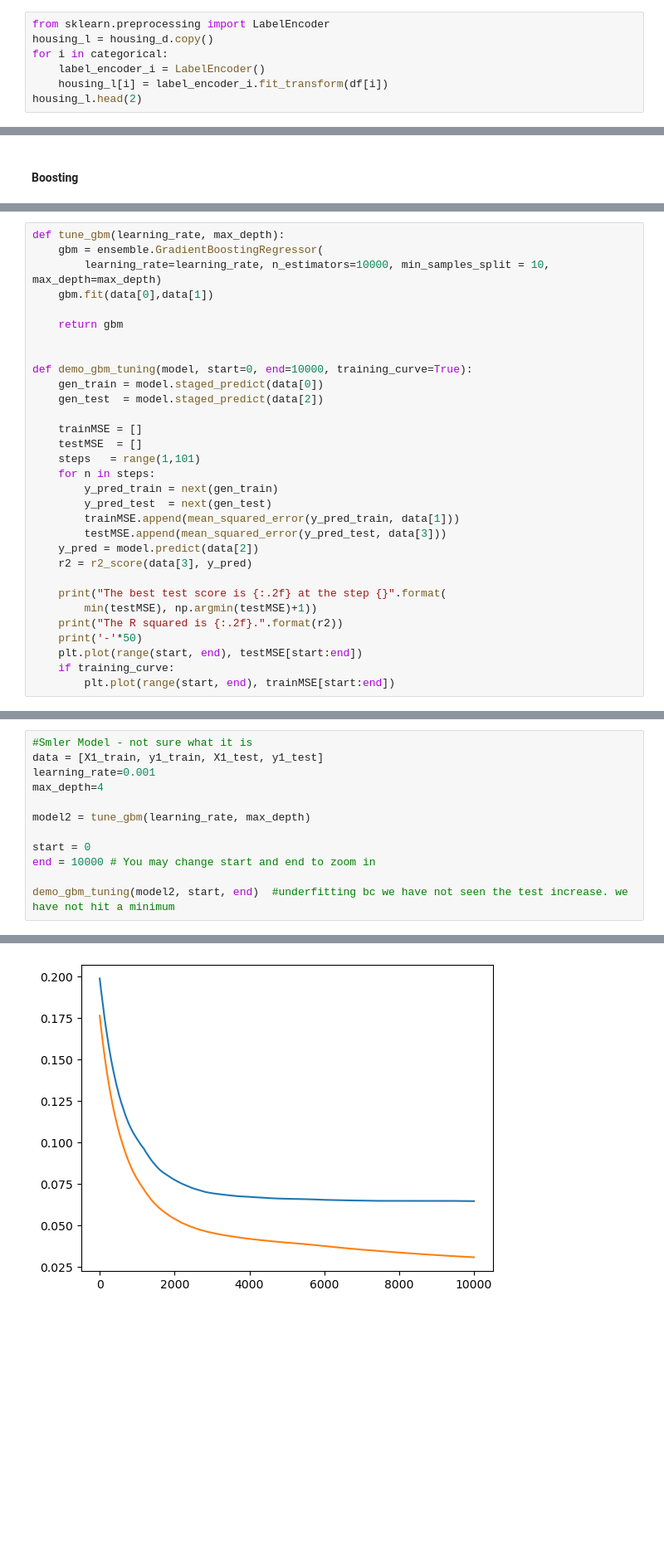
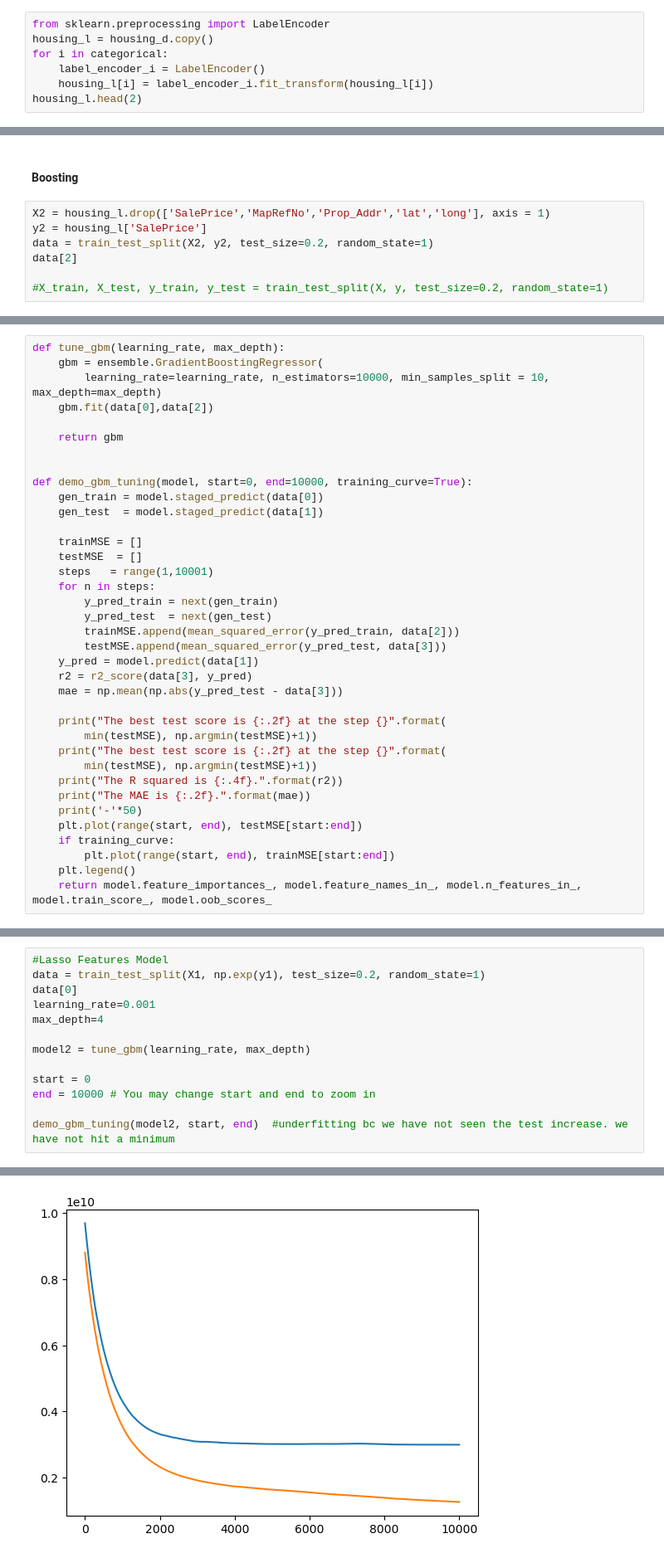
Before and after one commit to katiekwan/AMES-Housing, a Jupyter notebook: Trees.ipynb, the cells around one changed output, grey strips where cells are left out. Shown at 83% size. Drawn from its saved outputs; the diff is of its cells as text; blank space fills up the shorter version.

```diff
--- a/Trees.ipynb
+++ b/Trees.ipynb
@@ -101,7 +101,7 @@ from sklearn.preprocessing import LabelEncoder
 housing_l = housing_d.copy()
 for i in categorical:
     label_encoder_i = LabelEncoder()
-    housing_l[i] = label_encoder_i.fit_transform(df[i])
+    housing_l[i] = label_encoder_i.fit_transform(housing_l[i])
 housing_l.head(2)
 # %% [output]
 |  | GrLivArea | SalePrice | MSSubClass | MSZoning | LotFrontage | LotArea | Street | LotShape | LandContour | ... |
@@ -355,2 +363,9 @@ grid_search_forest.best_score_
 # %% [markdown]
 #### Boosting
+# %%
+X2 = housing_l.drop(['SalePrice','MapRefNo','Prop_Addr','lat','long'], axis = 1)
+y2 = housing_l['SalePrice']
+data = train_test_split(X2, y2, test_size=0.2, random_state=1)
+data[2]
+
+#X_train, X_test, y_train, y_test = train_test_split(X, y, test_size=0.2, random_state=1)
@@ -358,32 +386,38 @@ grid_search_forest.best_score_
 def tune_gbm(learning_rate, max_depth):
     gbm = ensemble.GradientBoostingRegressor(
         learning_rate=learning_rate, n_estimators=10000, min_samples_split = 10, max_depth=max_depth)
-    gbm.fit(data[0],data[1])
+    gbm.fit(data[0],data[2])
 
     return gbm
 
 
 def demo_gbm_tuning(model, start=0, end=10000, training_curve=True):
     gen_train = model.staged_predict(data[0])
-    gen_test  = model.staged_predict(data[2])
+    gen_test  = model.staged_predict(data[1])
 
     trainMSE = []
     testMSE  = []
-    steps   = range(1,101)
+    steps   = range(1,10001)
     for n in steps:
         y_pred_train = next(gen_train)
         y_pred_test  = next(gen_test)
-        trainMSE.append(mean_squared_error(y_pred_train, data[1]))
+        trainMSE.append(mean_squared_error(y_pred_train, data[2]))
         testMSE.append(mean_squared_error(y_pred_test, data[3]))
-    y_pred = model.predict(data[2])
+    y_pred = model.predict(data[1])
     r2 = r2_score(data[3], y_pred)
+    mae = np.mean(np.abs(y_pred_test - data[3]))
 
     print("The best test score is {:.2f} at the step {}".format(
         min(testMSE), np.argmin(testMSE)+1))
-    print("The R squared is {:.2f}.".format(r2))
+    print("The best test score is {:.2f} at the step {}".format(
+        min(testMSE), np.argmin(testMSE)+1))
+    print("The R squared is {:.4f}.".format(r2))
+    print("The MAE is {:.2f}.".format(mae))
     print('-'*50)
     plt.plot(range(start, end), testMSE[start:end])
     if training_curve:
         plt.plot(range(start, end), trainMSE[start:end])
+    plt.legend()
+    return model.feature_importances_, model.feature_names_in_, model.n_features_in_, model.train_score_, model.oob_scores_
 # %%
 #Saturated Model
@@ -426,6 +485,7 @@ sorted(zip(model1.feature_importances_, X_train.columns),key=lambda t:t[0], reve
 # %%
-#Smler Model - not sure what it is
-data = [X1_train, y1_train, X1_test, y1_test]
+#Lasso Features Model
+data = train_test_split(X1, np.exp(y1), test_size=0.2, random_state=1)
+data[0]
 learning_rate=0.001
 max_depth=4
 
@@ -441,2 +502,2 @@ The R squared is 0.67.
 --------------------------------------------------
-[figure, old version]
+[figure, new version]
```
Also changed, not shown: parts of 31 cells of this notebook, 3 other files.
